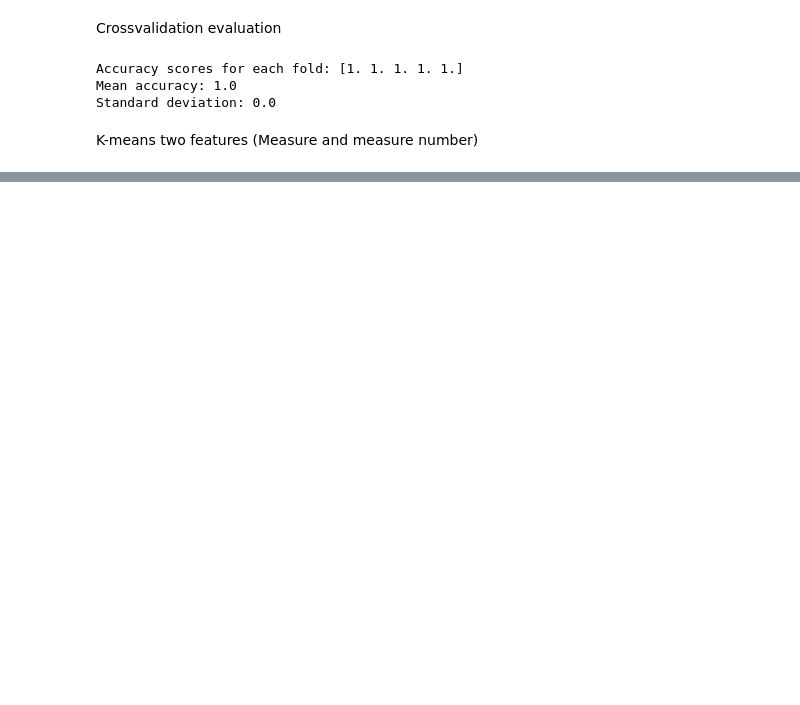
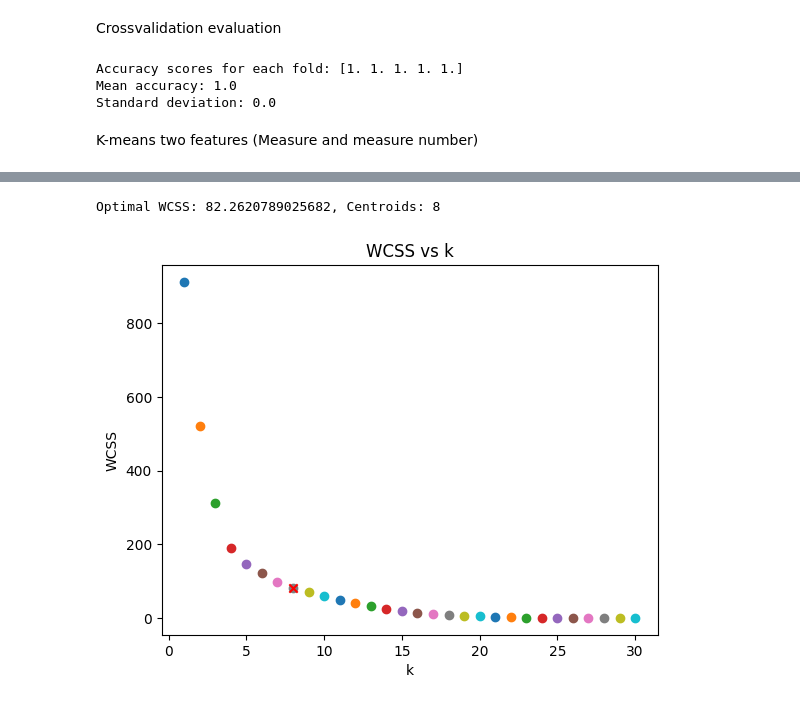
Before and after one commit to LucianoGP95/Python_Eiit_RyR, a Jupyter notebook: RyR_Analyser/RyR classifier.ipynb, the cells around one changed output, grey strips where cells are left out. Saved outputs shown, nothing was run; the diff lists cells and outputs as text; code cells hidden in the pictures; blank space fills up the shorter version.

```diff
--- a/RyR_Analyser/RyR classifier.ipynb
+++ b/RyR_Analyser/RyR classifier.ipynb
@@ -167,0 +169,46 @@ plt.show()
+# %%
+k_var = 30
+
+def centroid_optimizer(max_centroids = 30, training_set = 0, quality = 0):
+    '''Determines an optimal number of centroids for a given dataset using the elbow method
+    quality: Determines the precision of the search. Higher qualities can output no valid k'''
+    if not isinstance(training_set, np.ndarray):
+        raise ValueError("Invalid dataset format")
+    match quality:
+        case quality if quality == 1:
+            fork = (10, 50)
+        case quality if quality == 2:
+            fork = (20, 100)
+        case quality if quality == 3:
+            fork = (50, 300)
+        case quality:
+            fork = (200, 500)
+    WCSS_array = np.zeros(len(range(1, k_var+1)))
+    optimal_array = []
+    for k in (range(1, max_centroids+1)):
+        kmeans = KMeans(n_clusters=k, n_init=25)
+        kmeans.fit(training_set)
+        WCSS_array[k-1] = kmeans.inertia_
+        plt.scatter(k, WCSS_array[k-1])
+        if k != 1:
+            derivative = -(WCSS_array[k-1]-WCSS_array[k-2])/(k-(k-1)) #Calculates the derivative
+            if derivative < fork[1] and derivative > fork[0]:
+                optimal_array.append(k)
+        else:
+            pass
+    try:
+        optimal_k = round(np.mean(optimal_array)) #Calculates the mean of the selected k values and approximates it to the best possible.
+    except ValueError:
+        print("Quality value too high. Try a lower quality.")
+        sys.exit(1)
+    plt.scatter(optimal_k, WCSS_array[optimal_k-1], marker='x', c='red')
+    print(f"Optimal WCSS: {WCSS_array[optimal_k-1]}, Centroids: {optimal_k}")
+    plt.title("WCSS vs k")
+    plt.xlabel("k")
+    plt.ylabel("WCSS")
+    plt.show()
+
+centroid_optimizer(max_centroids = k_var, training_set = X_train, quality = 1)
+# %% [output]
+Optimal WCSS: 82.2620789025682, Centroids: 8
+[figure, added]
```
Also changed, not shown: parts of 3 cells of this notebook, 1 other file.
